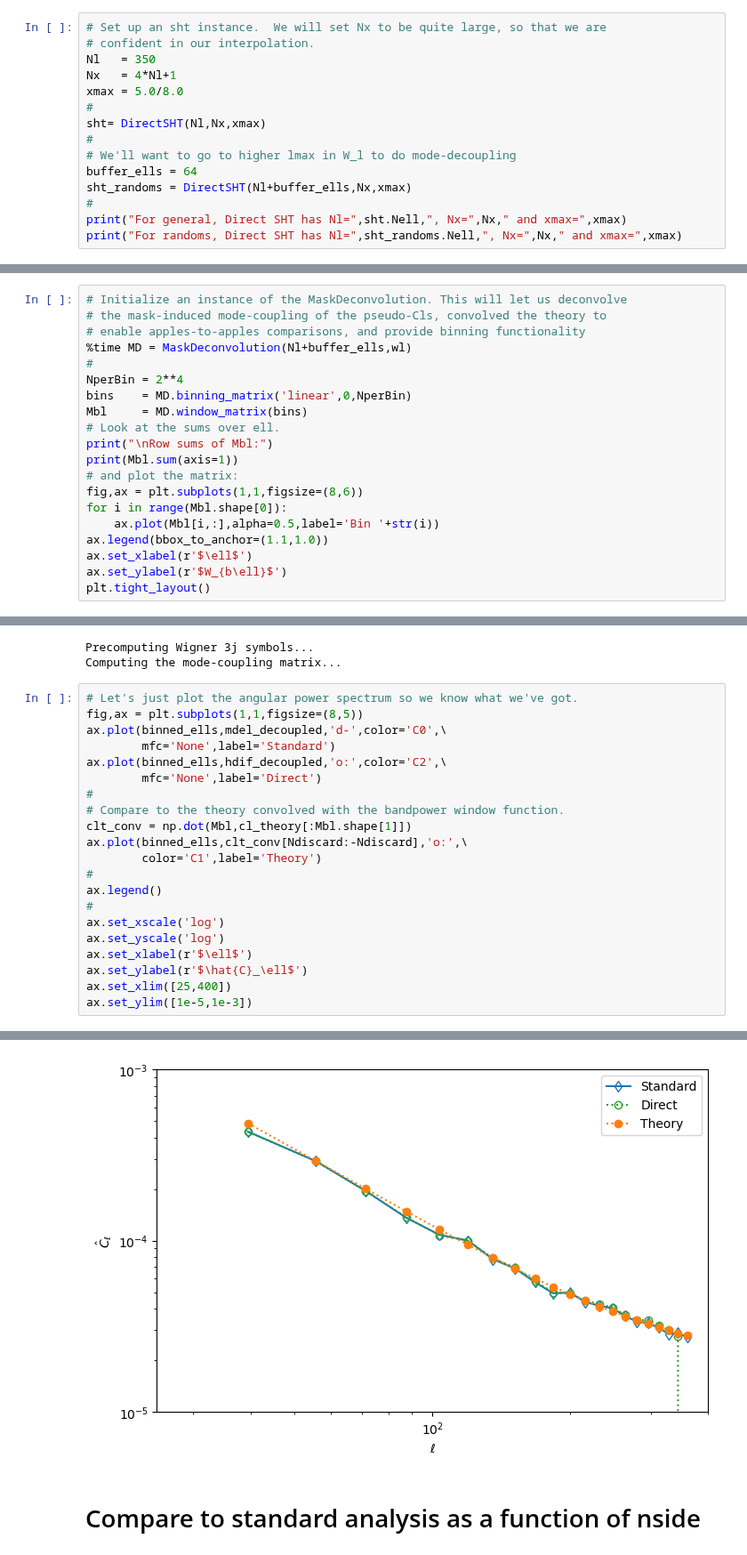
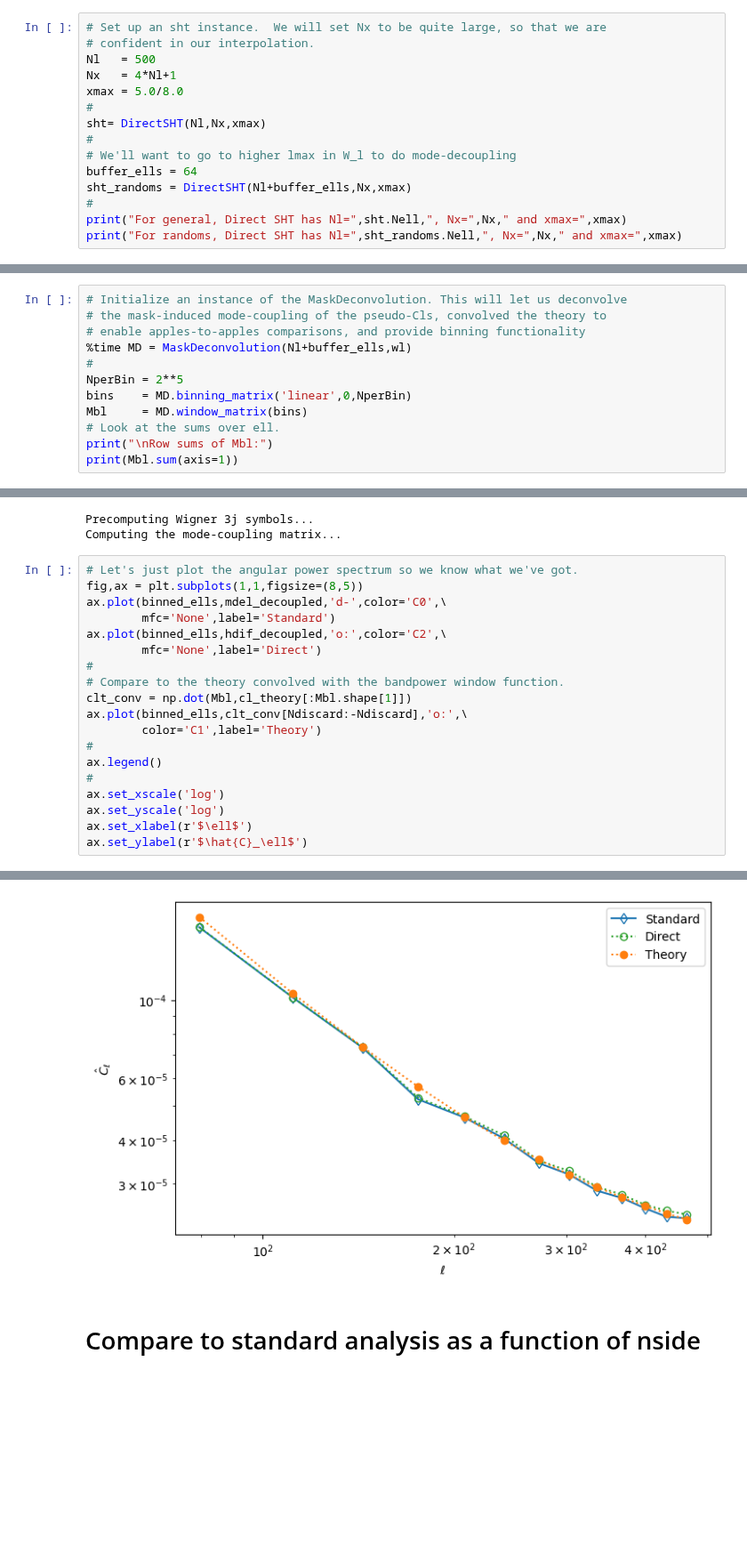
Before and after one commit to martinjameswhite/directsht, a Jupyter notebook: notebooks/analyzing_mocks.ipynb, the cells around one changed output, grey strips where cells are left out. Shown at 89% size. Cells and saved outputs as stored; diff of their text form; blank space fills up the shorter version.

```diff
--- a/notebooks/analyzing_mocks.ipynb
+++ b/notebooks/analyzing_mocks.ipynb
@@ -124,7 +124,7 @@ First do a "direct harmonic analysis" of the data and random points by applying
 # %%
 # Set up an sht instance.  We will set Nx to be quite large, so that we are
 # confident in our interpolation.
-Nl   = 350
+Nl   = 500
 Nx   = 4*Nl+1
 xmax = 5.0/8.0
 #
@@ -173,20 +174,12 @@ plt.legend()
 # enable apples-to-apples comparisons, and provide binning functionality
 %time MD = MaskDeconvolution(Nl+buffer_ells,wl)
 #
-NperBin = 2**4
+NperBin = 2**5
 bins    = MD.binning_matrix('linear',0,NperBin)
 Mbl     = MD.window_matrix(bins)
 # Look at the sums over ell.
 print("\nRow sums of Mbl:")
 print(Mbl.sum(axis=1))
-# and plot the matrix:
-fig,ax = plt.subplots(1,1,figsize=(8,6))
-for i in range(Mbl.shape[0]):
-    ax.plot(Mbl[i,:],alpha=0.5,label='Bin '+str(i))
-ax.legend(bbox_to_anchor=(1.1,1.0))
-ax.set_xlabel(r'$\ell$')
-ax.set_ylabel(r'$W_{b\ell}$')
-plt.tight_layout()
 # %% [output]
 Precomputing Wigner 3j symbols...
 Computing the mode-coupling matrix...
@@ -381,6 +393,4 @@ ax.set_xscale('log')
 ax.set_yscale('log')
 ax.set_xlabel(r'$\ell$')
 ax.set_ylabel(r'$\hat{C}_\ell$')
-ax.set_xlim([25,400])
-ax.set_ylim([1e-5,1e-3])
 # %% [output]
@@ -388,4 +398,4 @@ ax.set_ylim([1e-5,1e-3])
-[figure, old version]
+[figure, new version]
 # %% [markdown]
 # Compare to standard analysis as a function of nside
 # %% [markdown]
```
Also changed, not shown: parts of 15 cells of this notebook.
